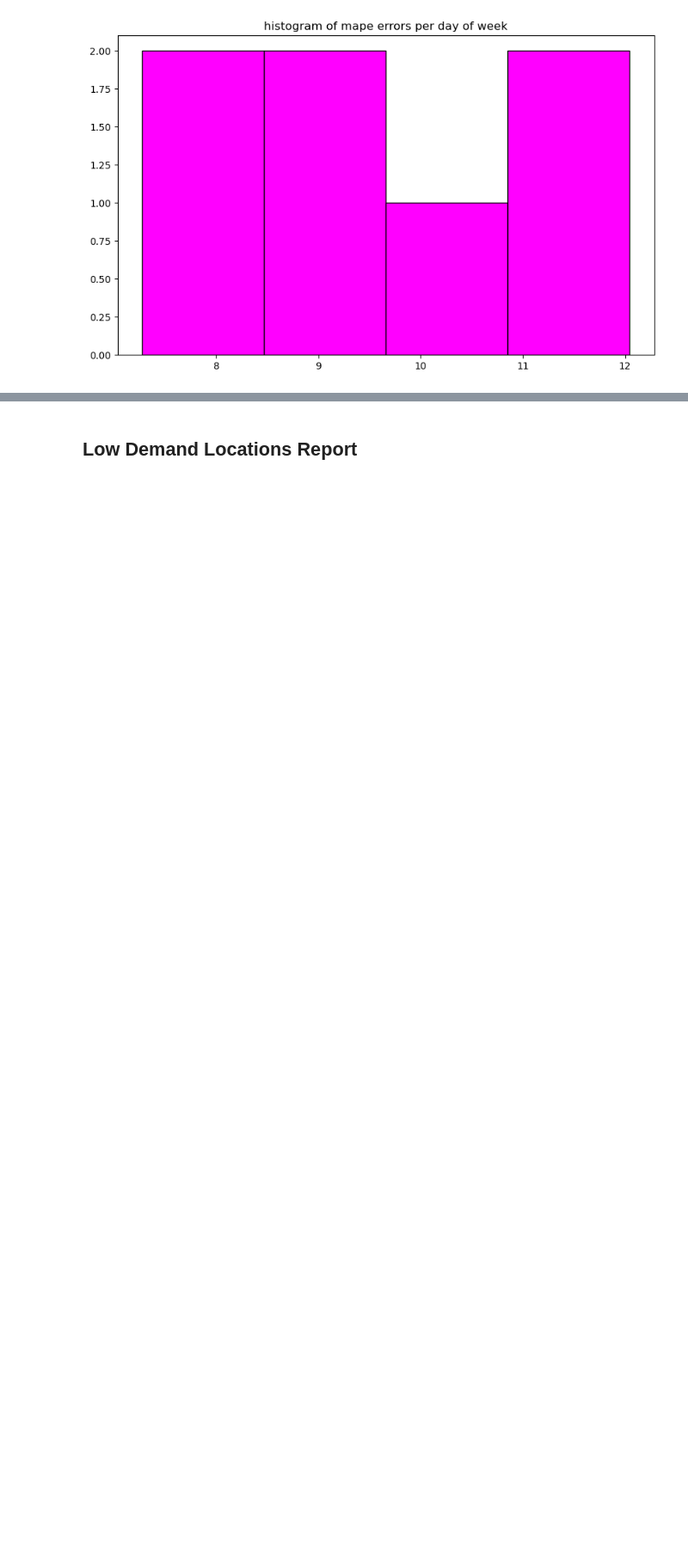
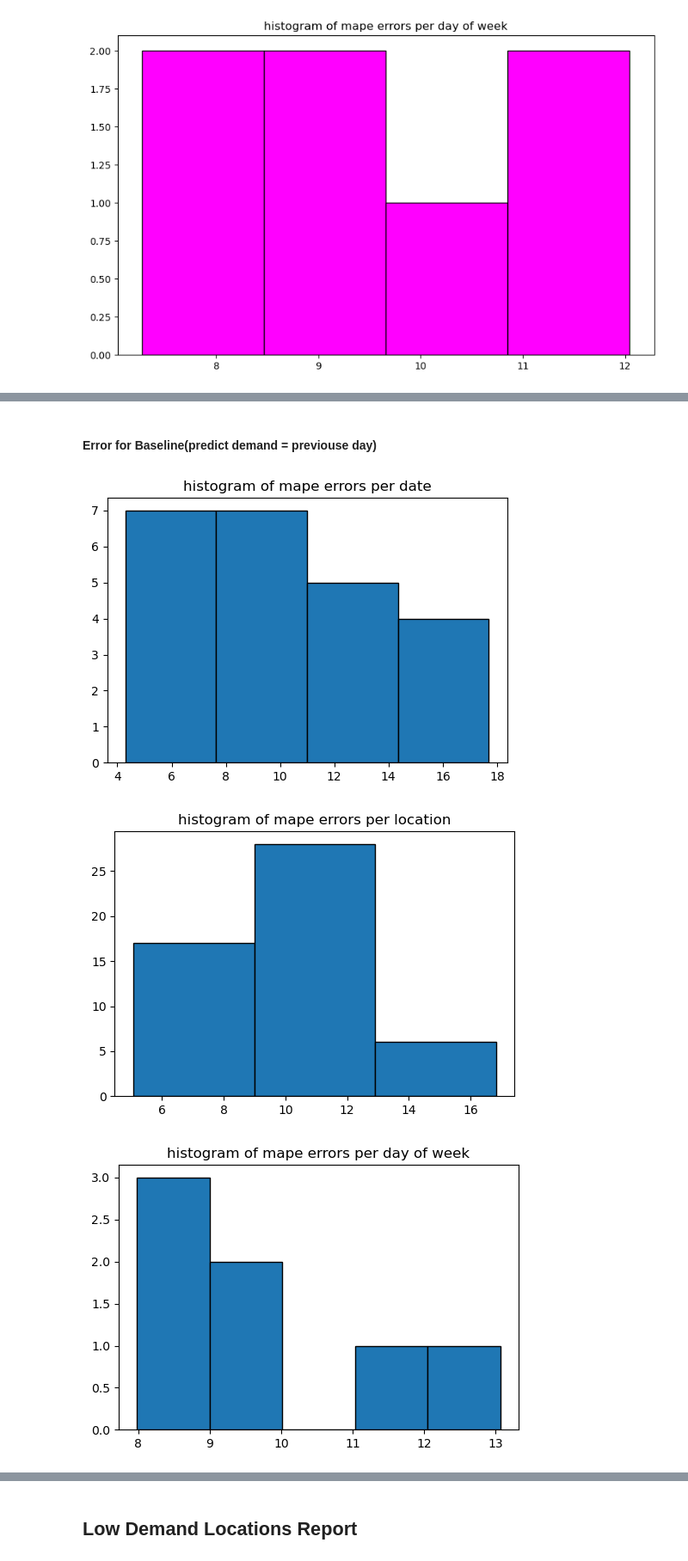
Before and after one commit to danaeis/shoofer-demand-prediction, a Jupyter notebook: evaluation/evaluation_report.ipynb, the cells around one changed output, grey strips where cells are left out. Shown at 86% size. Saved outputs shown, nothing was run; the diff lists cells and outputs as text; code cells hidden in the pictures; blank space fills up the shorter version.

```diff
--- a/evaluation/evaluation_report.ipynb
+++ b/evaluation/evaluation_report.ipynb
@@ -321,0 +336,4 @@ dayofweek_error_histogram_df = plot_histogram(error_per_dayofweek.error, dow_bin
+# %%
+actual_high_damand = test_df.loc[test_df['Location'].isin(important_locations)]\
+                                        .reset_index(drop=True)
+actual_high_damand
@@ -321,0 +354,4 @@ dayofweek_error_histogram_df = plot_histogram(error_per_dayofweek.error, dow_bin
+# %%
+baseline_1d_predicted_high_damand = baseline_predict(actual_high_damand, 1)
+baseline_1d_predicted_high_damand=baseline_1d_predicted_high_damand.dropna()
+baseline_1d_predicted_high_damand.head()
@@ -321,0 +376,5 @@ dayofweek_error_histogram_df = plot_histogram(error_per_dayofweek.error, dow_bin
+# %%
+actual_baseline_1d_predicted_df = actual_high_damand.copy()
+actual_baseline_1d_predicted_df['Predicted_demand'] = baseline_1d_predicted_high_damand['Predicted_demand']
+actual_baseline_1d_predicted_df =actual_baseline_1d_predicted_df.dropna()
+actual_baseline_1d_predicted_df.head()
@@ -321,0 +400,17 @@ dayofweek_error_histogram_df = plot_histogram(error_per_dayofweek.error, dow_bin
+# %% [markdown]
+#### Error for Baseline(predict demand = previouse day)
+# %%
+baseline_error_per_location, baseline_error_per_date, baseline_error_per_dayofweek = calculate_mape(actual_baseline_1d_predicted_df)
+# %%
+d_bin = int((baseline_error_per_date.error.max()-baseline_error_per_date.error.min())/3)
+date_error_histogram_df = plot_histogram(baseline_error_per_date.error, d_bin, 'histogram of mape errors per date')
+
+l_bin = int((baseline_error_per_location.error.max()-baseline_error_per_location.error.min())/3)
+location_error_histogram_df = plot_histogram(baseline_error_per_location.error, l_bin, 'histogram of mape errors per location')
+
+dow_bin = int((baseline_error_per_dayofweek.error.max()-baseline_error_per_dayofweek.error.min()))
+dayofweek_error_histogram_df = plot_histogram(baseline_error_per_dayofweek.error, dow_bin, 'histogram of mape errors per day of week')
+# %% [output]
+[figure, added]
+[figure, added]
+[figure, added]
```
Also changed, not shown: parts of 16 cells of this notebook, 1 other file.
